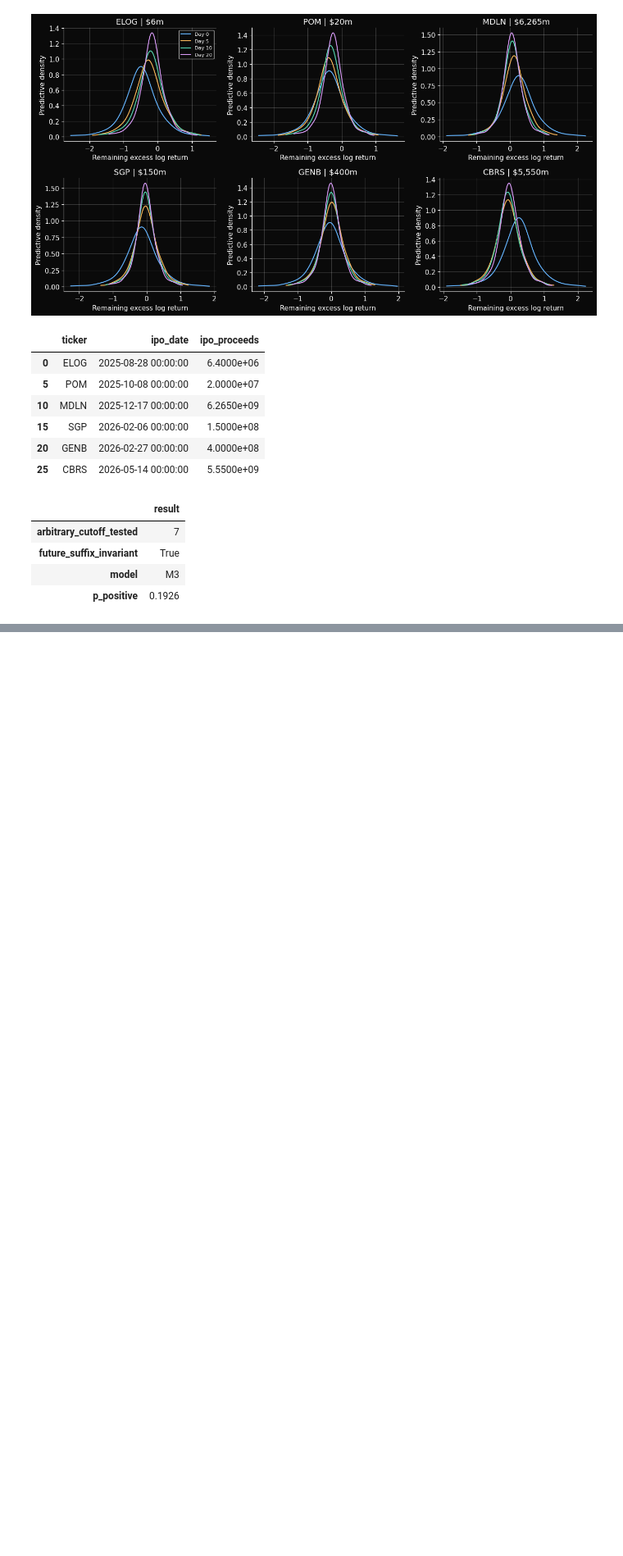
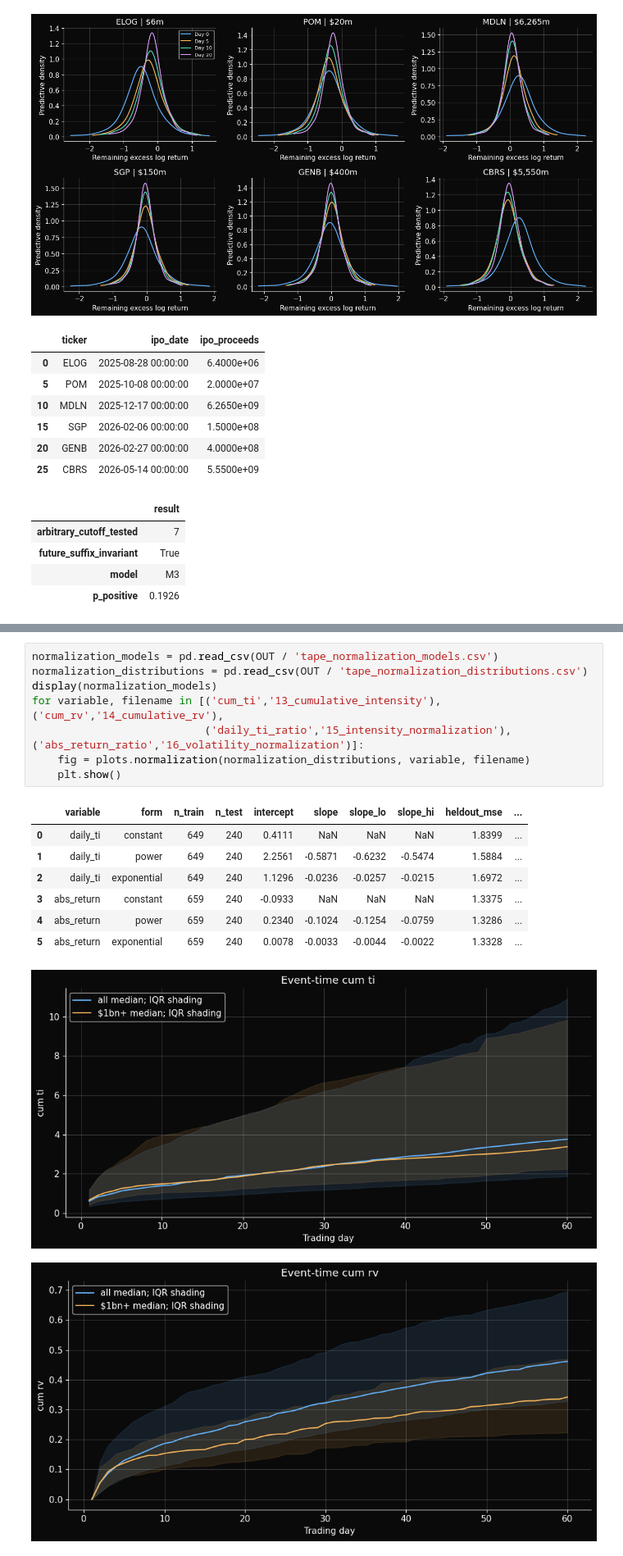
Before and after one commit to andreadevico1-oss/bayesian_ipo_study, a Jupyter notebook: bayesian_ipo_study.ipynb, the cells around one changed output, grey strips where cells are left out. Shown at 82% size. Saved outputs shown, nothing was run; the diff lists cells and outputs as text; blank space fills up the shorter version.

```diff
--- a/bayesian_ipo_study.ipynb
+++ b/bayesian_ipo_study.ipynb
@@ -802,0 +831,18 @@ display(pd.Series(checks).to_frame('result'))
+# %%
+normalization_models = pd.read_csv(OUT / 'tape_normalization_models.csv')
+normalization_distributions = pd.read_csv(OUT / 'tape_normalization_distributions.csv')
+display(normalization_models)
+for variable, filename in [('cum_ti','13_cumulative_intensity'),('cum_rv','14_cumulative_rv'),
+                           ('daily_ti_ratio','15_intensity_normalization'),('abs_return_ratio','16_volatility_normalization')]:
+    fig = plots.normalization(normalization_distributions, variable, filename)
+    plt.show()
+# %% [output]
+|  | variable | form | n_train | n_test | intercept | slope | slope_lo | slope_hi | heldout_mse | ... |
+| 0 | daily_ti | constant | 649 | 240 | 0.4111 | NaN | NaN | NaN | 1.8399 | ... |
+| 1 | daily_ti | power | 649 | 240 | 2.2561 | -0.5871 | -0.6232 | -0.5474 | 1.5884 | ... |
+| 2 | daily_ti | exponential | 649 | 240 | 1.1296 | -0.0236 | -0.0257 | -0.0215 | 1.6972 | ... |
+| 3 | abs_return | constant | 659 | 240 | -0.0933 | NaN | NaN | NaN | 1.3375 | ... |
+| 4 | abs_return | power | 659 | 240 | 0.2340 | -0.1024 | -0.1254 | -0.0759 | 1.3286 | ... |
+| 5 | abs_return | exponential | 659 | 240 | 0.0078 | -0.0033 | -0.0044 | -0.0022 | 1.3328 | ... |
+[figure, added]
+[figure, added]
```
Also changed, not shown: parts of 2 cells of this notebook.
